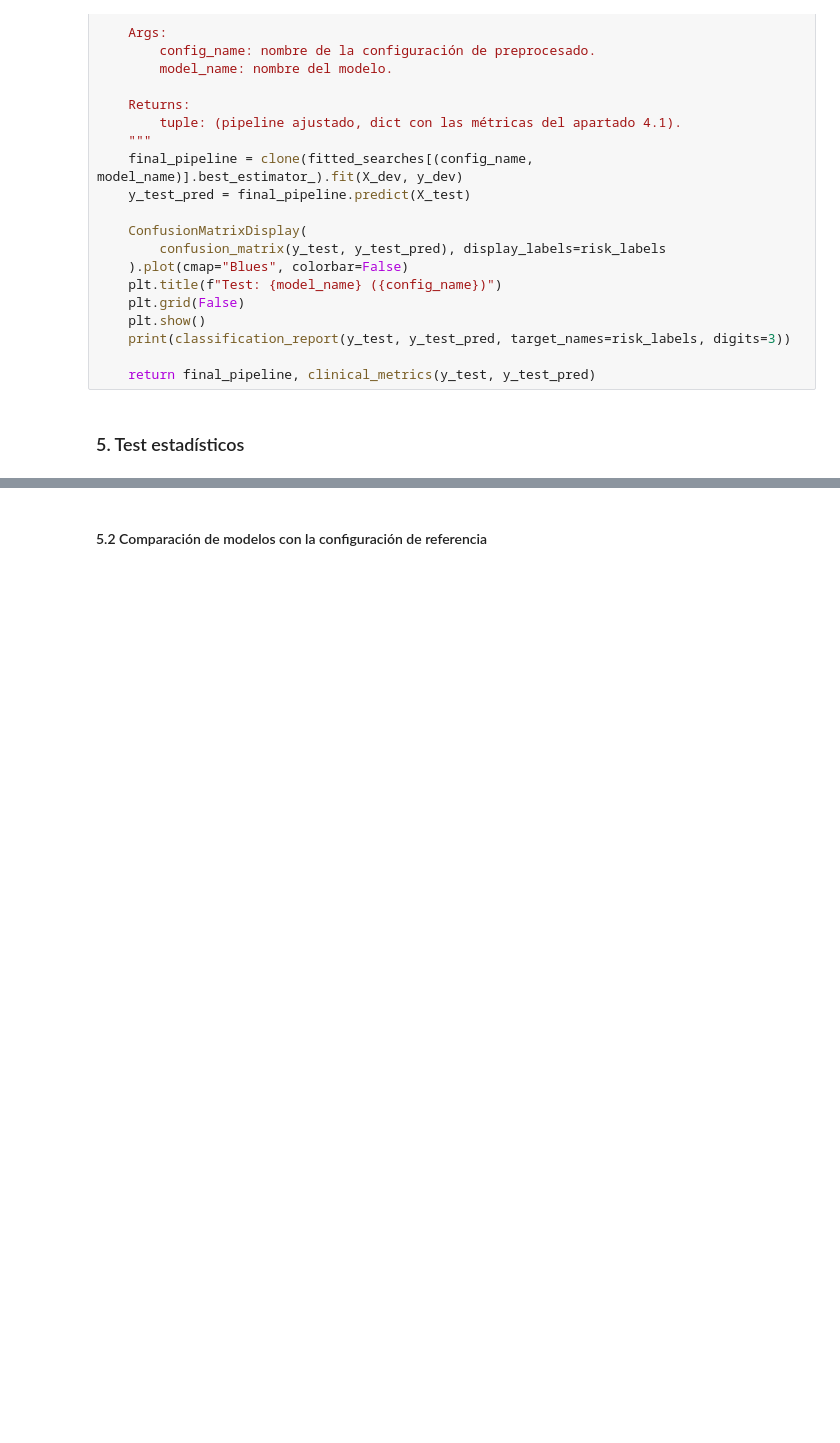
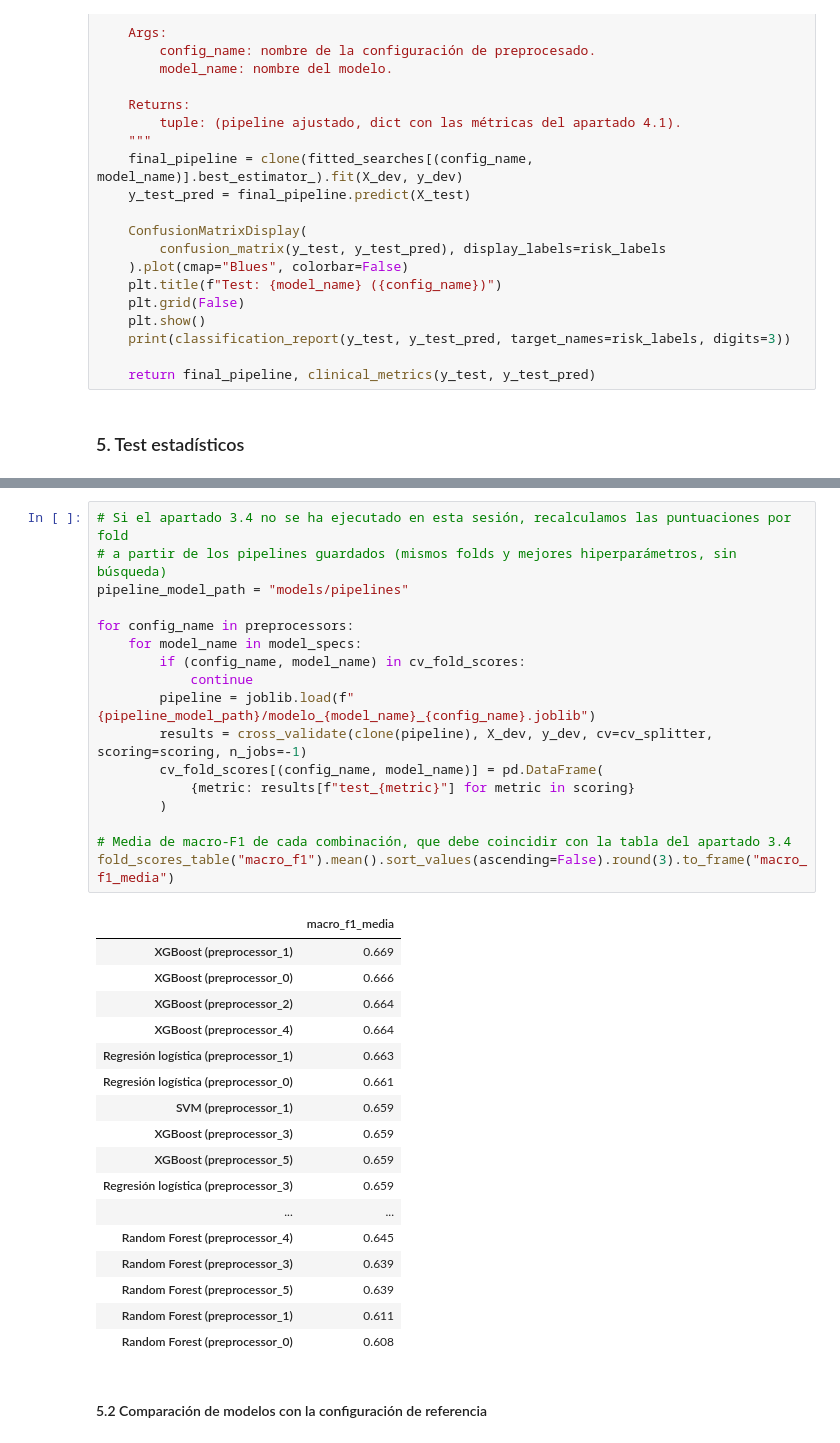
Before and after one commit to alberct96/ML-Entregable1, a Jupyter notebook: ML-Entregable1.ipynb, the cells around one changed output, grey strips where cells are left out. Drawn from its saved outputs; the diff is of its cells as text; blank space fills up the shorter version.

Commit message:
test estadísticos: puntuaciones por fold desde los pipelines guardados

```diff
--- a/ML-Entregable1.ipynb
+++ b/ML-Entregable1.ipynb
@@ -2489,6 +2515,41 @@ def compare_with_best(config_name, metric, significance_level=0.05):
     comparison["p_valor_holm"] = holm_correction(comparison["p_valor"])
     comparison["significativo"] = comparison["p_valor_holm"] < significance_level
     return comparison
+# %%
+# Si el apartado 3.4 no se ha ejecutado en esta sesión, recalculamos las puntuaciones por fold
+# a partir de los pipelines guardados (mismos folds y mejores hiperparámetros, sin búsqueda)
+pipeline_model_path = "models/pipelines"
+
+for config_name in preprocessors:
+    for model_name in model_specs:
+        if (config_name, model_name) in cv_fold_scores:
+            continue
+        pipeline = joblib.load(f"{pipeline_model_path}/modelo_{model_name}_{config_name}.joblib")
+        results = cross_validate(clone(pipeline), X_dev, y_dev, cv=cv_splitter, scoring=scoring, n_jobs=-1)
+        cv_fold_scores[(config_name, model_name)] = pd.DataFrame(
+            {metric: results[f"test_{metric}"] for metric in scoring}
+        )
+
+# Media de macro-F1 de cada combinación, que debe coincidir con la tabla del apartado 3.4
+fold_scores_table("macro_f1").mean().sort_values(ascending=False).round(3).to_frame("macro_f1_media")
+# %% [output]
+|  | macro_f1_media |
+| XGBoost (preprocessor_1) | 0.669 |
+| XGBoost (preprocessor_0) | 0.666 |
+| XGBoost (preprocessor_2) | 0.664 |
+| XGBoost (preprocessor_4) | 0.664 |
+| Regresión logística (preprocessor_1) | 0.663 |
+| Regresión logística (preprocessor_0) | 0.661 |
+| SVM (preprocessor_1) | 0.659 |
+| XGBoost (preprocessor_3) | 0.659 |
+| XGBoost (preprocessor_5) | 0.659 |
+| Regresión logística (preprocessor_3) | 0.659 |
+| ... | ... |
+| Random Forest (preprocessor_4) | 0.645 |
+| Random Forest (preprocessor_3) | 0.639 |
+| Random Forest (preprocessor_5) | 0.639 |
+| Random Forest (preprocessor_1) | 0.611 |
+| Random Forest (preprocessor_0) | 0.608 |
 # %% [markdown]
 #### 5.2 Comparación de modelos con la configuración de referencia
 # %%
```
Also changed, not shown: parts of 2 cells of this notebook.
